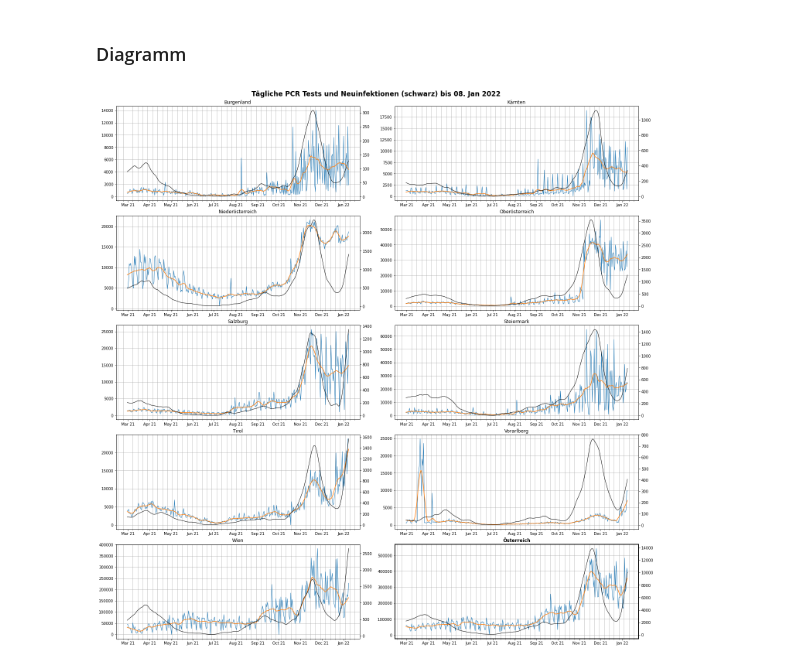
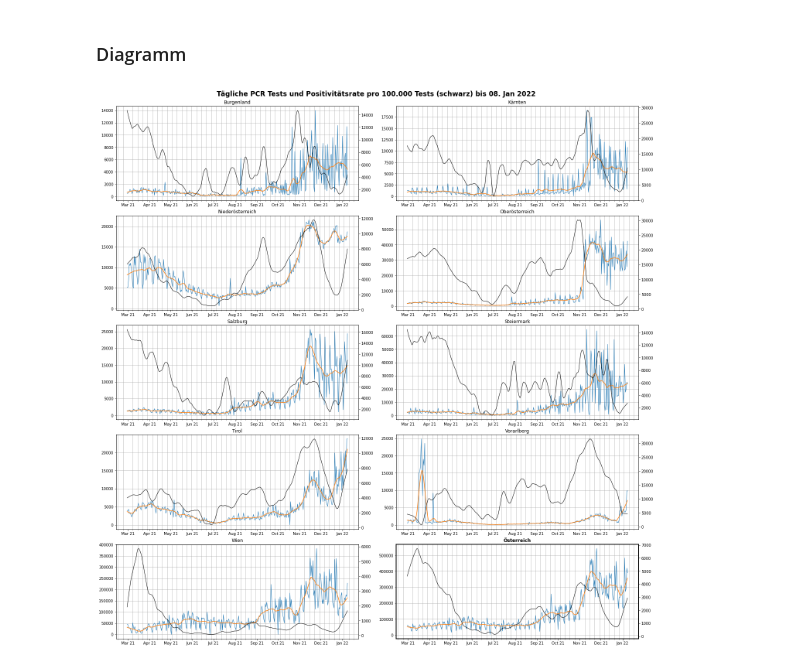
Before and after one commit to schletz/Pos5xhif, a Jupyter notebook: CovidAuswertung/covid_auswertung.ipynb, the cells around one changed output. Saved outputs shown, nothing was run; the diff lists cells and outputs as text; code cells hidden in the pictures.

```diff
--- a/CovidAuswertung/covid_auswertung.ipynb
+++ b/CovidAuswertung/covid_auswertung.ipynb
@@ -130,6 +114,6 @@ print(data.tail(7*10).pivot(values="TestungenPCRTaeglich", columns="Name").to_ma
 ### Diagramm
 # %%
 
-plot_param(["TestungenPCRTaeglich", "Neuinfektionen"], "Tägliche PCR Tests und Neuinfektionen (schwarz)", data)
+plot_param(["TestungenPCRTaeglich", "Positivrate"], "Tägliche PCR Tests und Positivitätsrate pro 100.000 Tests (schwarz)", data)
 # %% [output]
-[figure, old version]
+[figure, new version]
```
Also changed, not shown: parts of 4 cells of this notebook.
